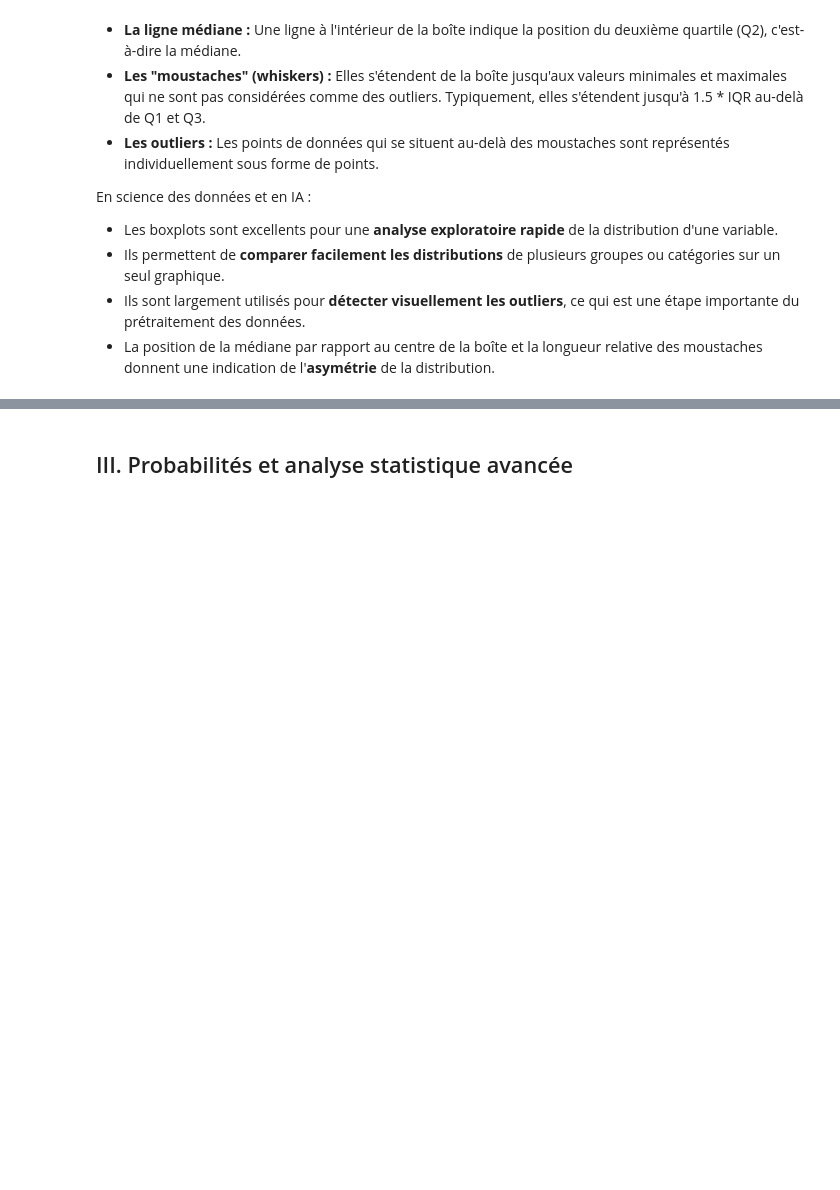
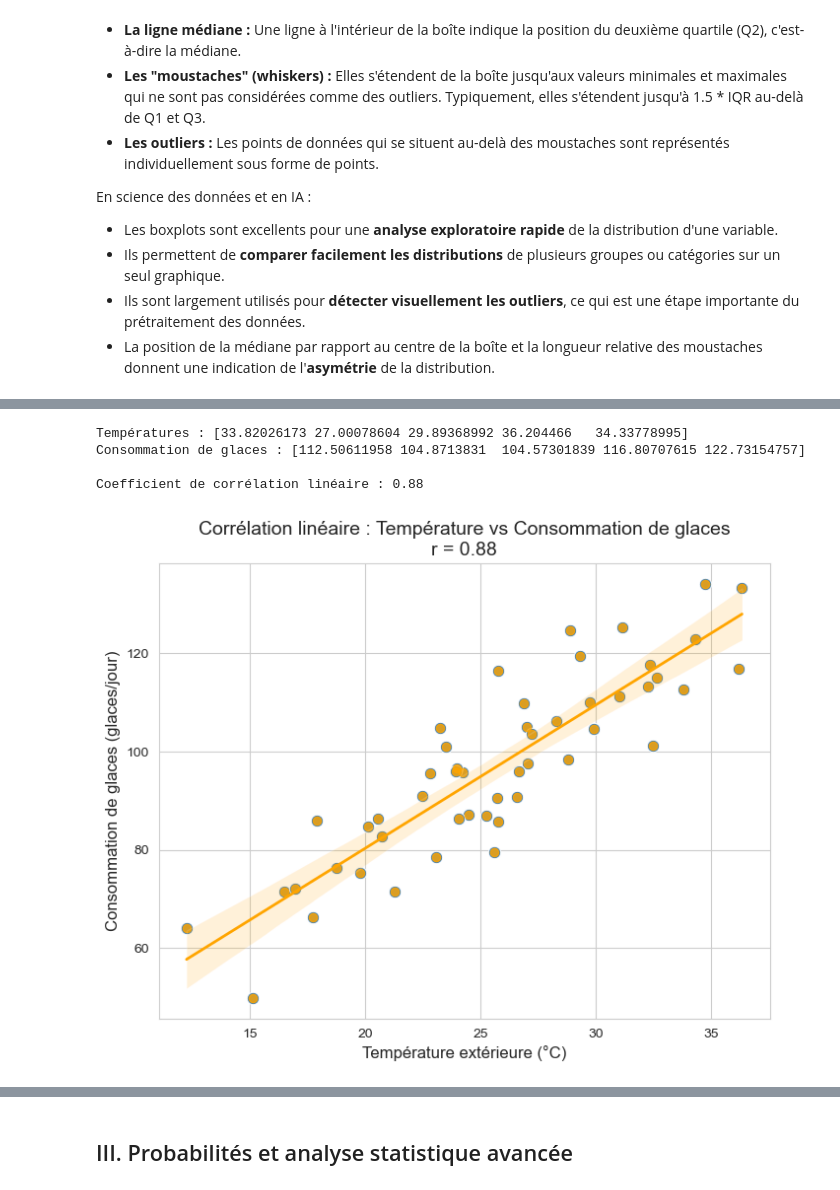
Before and after one commit to Paul-Emmanuel-Buffe/philomathia, a Jupyter notebook: notebooks/philomathia_final.ipynb, the cells around one changed output, grey strips where cells are left out. Cells and saved outputs as stored; diff of their text form; code cells hidden in the pictures; blank space fills up the shorter version.

```diff
--- a/notebooks/philomathia_final.ipynb
+++ b/notebooks/philomathia_final.ipynb
@@ -586,0 +617,50 @@ plt.show()
+# %%
+import numpy as np
+import matplotlib.pyplot as plt
+import seaborn as sns
+
+# Style Seaborn pour une visualisation claire
+sns.set_style("whitegrid")
+
+# ============================================
+# 1. SIMULATION DE DONNÉES
+# ============================================
+
+# Exemple : température extérieure (°C) et consommation de glaces (glaces/jour)
+np.random.seed(0)  # pour reproductibilité
+temperature = np.random.normal(25, 5, 50)  # moyenne 25°C, écart-type 5°C, 50 jours
+consommation_glaces = 20 + 3 * temperature + np.random.normal(0, 10, 50)  # relation linéaire + bruit
+
+# Afficher un aperçu
+print("Températures :", temperature[:5])
+print("Consommation de glaces :", consommation_glaces[:5])
+
+# ============================================
+# 2. CALCUL DU COEFFICIENT DE CORRÉLATION
+# ============================================
+
+corr_coef = np.corrcoef(temperature, consommation_glaces)[0,1]
+print(f"\nCoefficient de corrélation linéaire : {corr_coef:.2f}")
+
+# ============================================
+# 3. VISUALISATION
+# ============================================
+
+plt.figure(figsize=(8,6))
+
+# Points : température vs consommation
+sns.scatterplot(x=temperature, y=consommation_glaces, color='steelblue', s=80)
+
+# Ligne de tendance linéaire
+sns.regplot(x=temperature, y=consommation_glaces, color='orange', line_kws={"linewidth":2})
+
+plt.title(f"Corrélation linéaire : Température vs Consommation de glaces\nr = {corr_coef:.2f}", fontsize=14)
+plt.xlabel("Température extérieure (°C)", fontsize=12)
+plt.ylabel("Consommation de glaces (glaces/jour)", fontsize=12)
+plt.show()
+# %% [output]
+Températures : [33.82026173 27.00078604 29.89368992 36.204466   34.33778995]
+Consommation de glaces : [112.50611958 104.8713831  104.57301839 116.80707615 122.73154757]
+
+Coefficient de corrélation linéaire : 0.88
+[figure, added]
```
Also changed, not shown: parts of 20 cells of this notebook.
